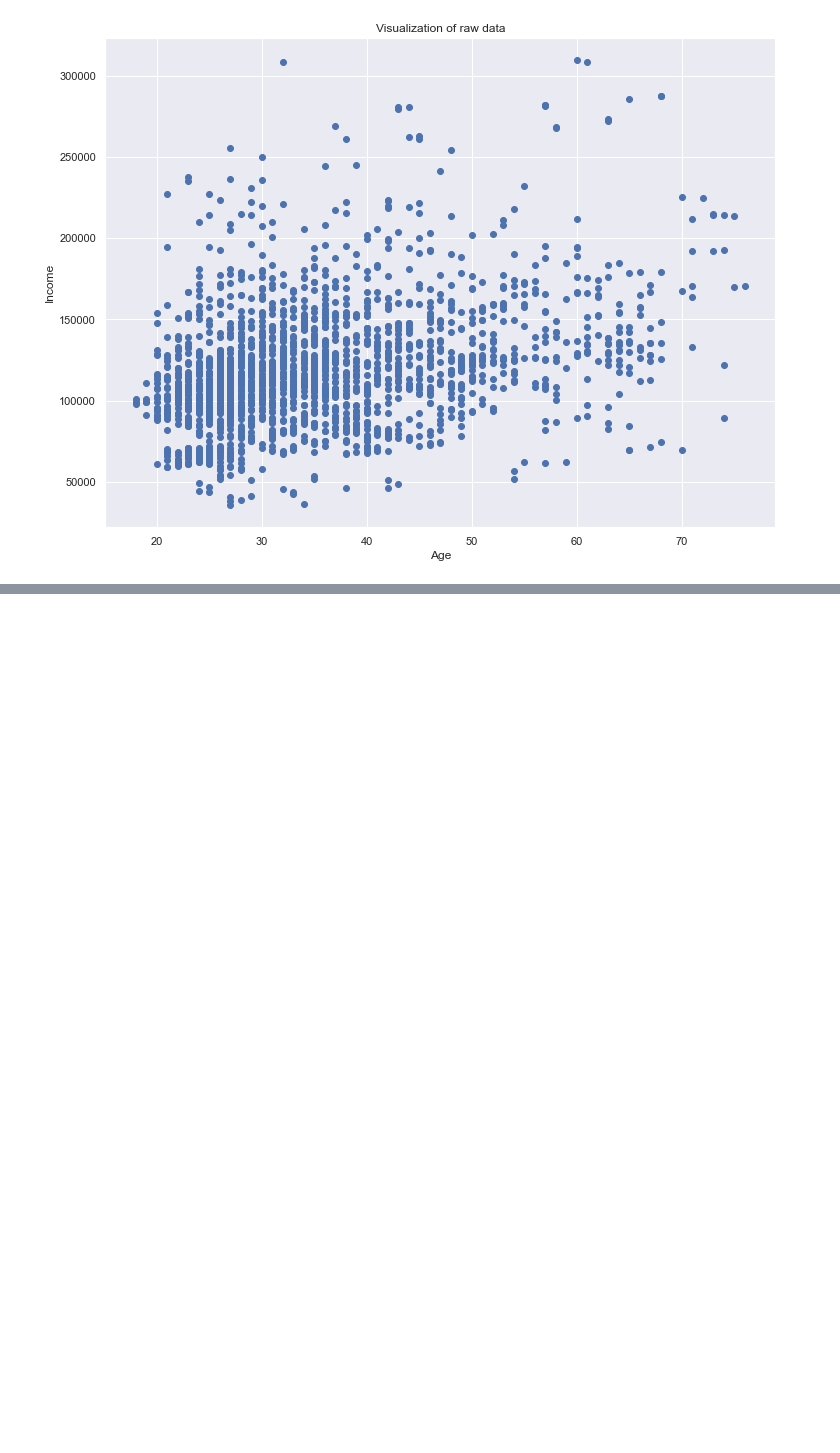
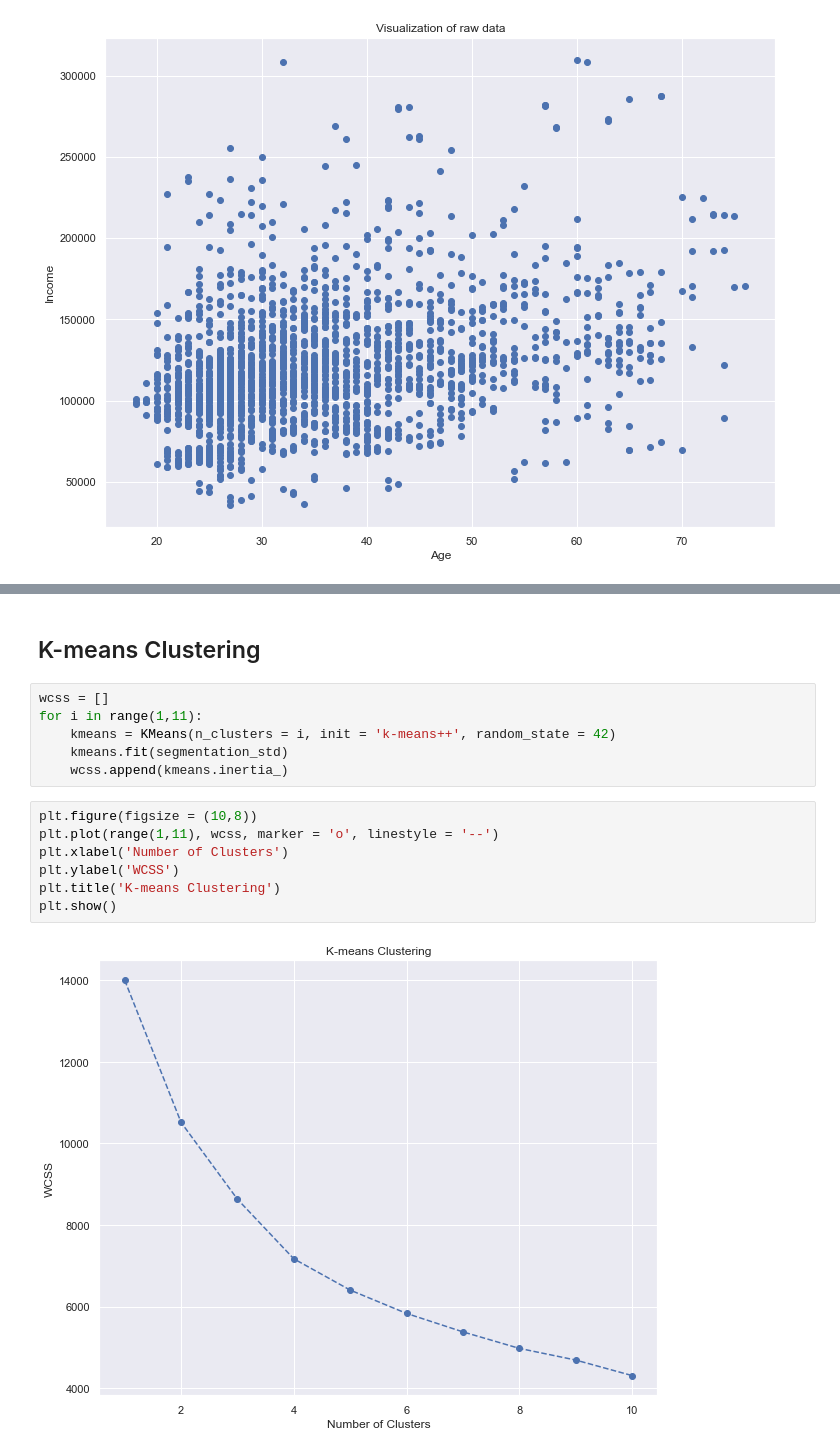
Before and after one commit to abhinav-sharma15/Customer_Analytics, a Jupyter notebook: Customer Analytics - Segmentation.ipynb, the cells around one changed output, grey strips where cells are left out. Cells and saved outputs as stored; diff of their text form; blank space fills up the shorter version.

```diff
--- a/Customer Analytics - Segmentation.ipynb
+++ b/Customer Analytics - Segmentation.ipynb
@@ -75,0 +107,17 @@ Text(0.5, 1.0, 'Visualization of raw data')
+# %% [markdown]
+## K-means Clustering
+# %%
+wcss = []
+for i in range(1,11):
+    kmeans = KMeans(n_clusters = i, init = 'k-means++', random_state = 42)
+    kmeans.fit(segmentation_std)
+    wcss.append(kmeans.inertia_)
+# %%
+plt.figure(figsize = (10,8))
+plt.plot(range(1,11), wcss, marker = 'o', linestyle = '--')
+plt.xlabel('Number of Clusters')
+plt.ylabel('WCSS')
+plt.title('K-means Clustering')
+plt.show()
+# %% [output]
+[figure, added]
```
Also changed, not shown: parts of 48 cells of this notebook.
